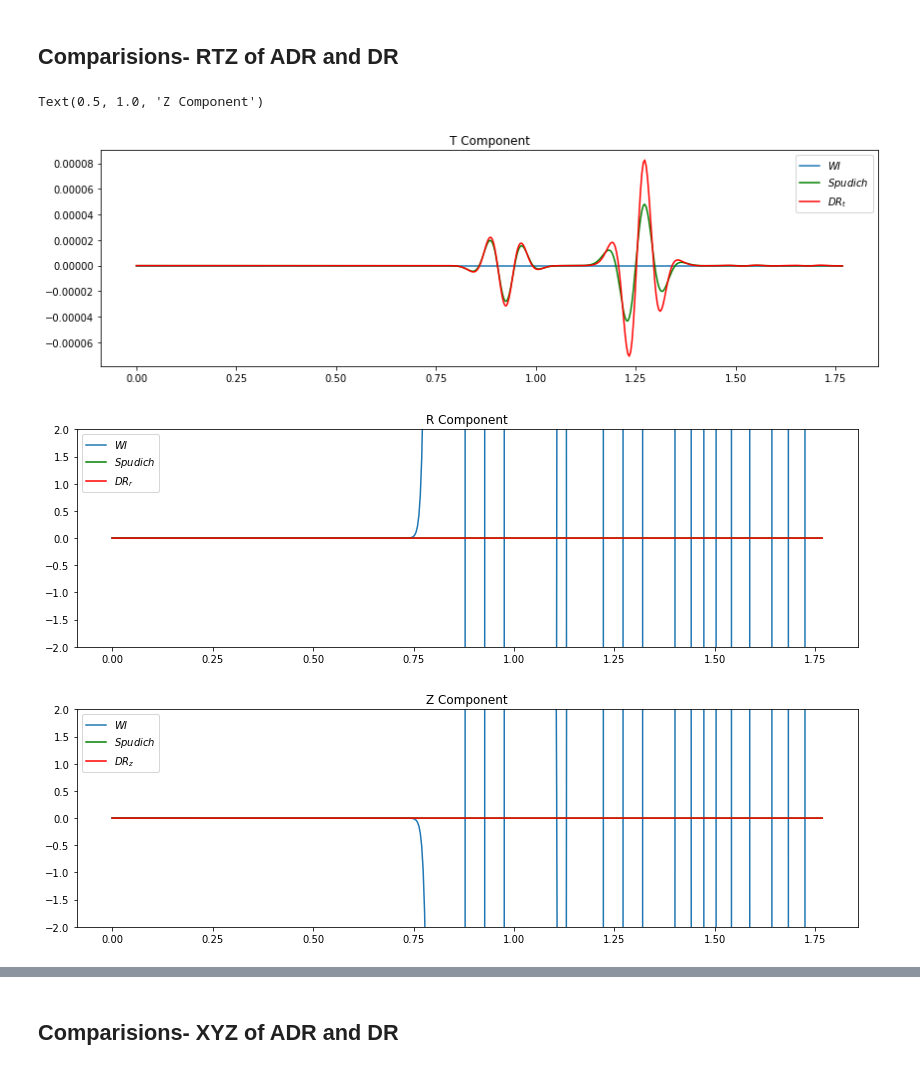
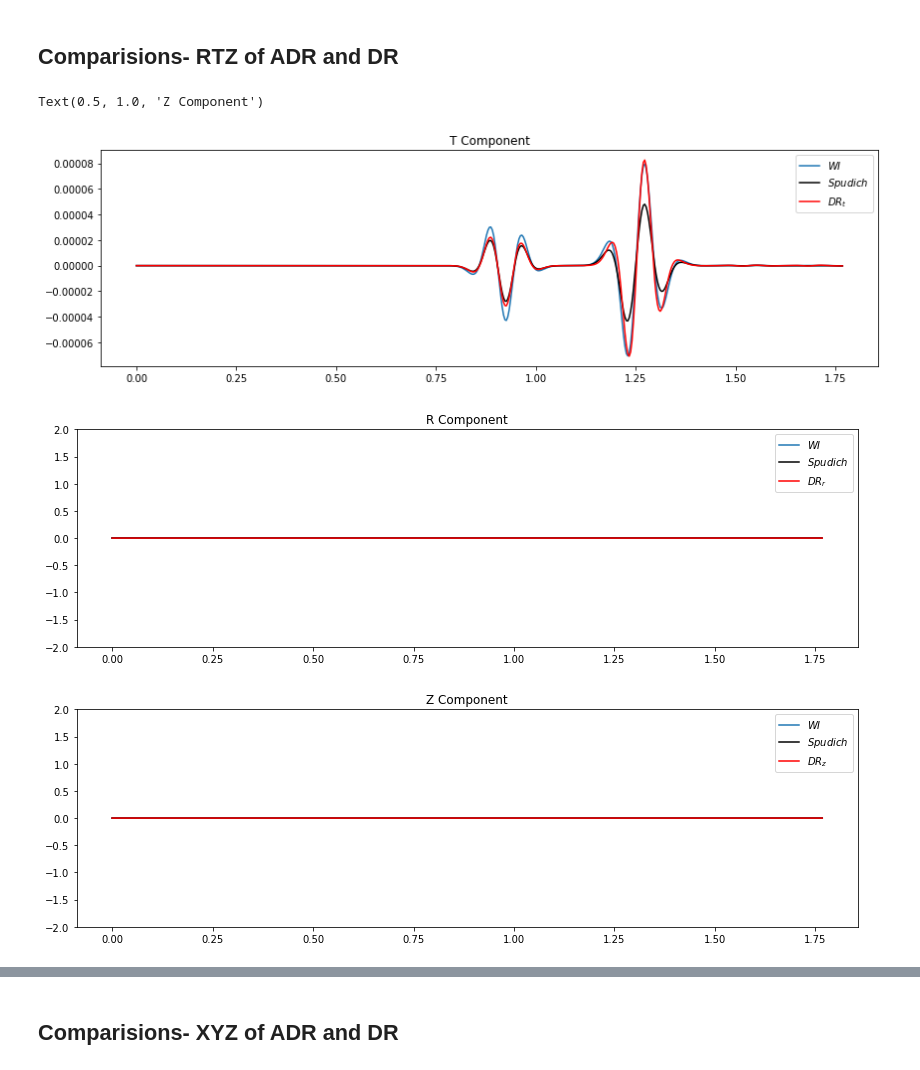
Before and after one commit to Anokhi1994/6C-Seismic-Observations, a Jupyter notebook: 6June.ipynb, the cells around one changed output, grey strips where cells are left out. Cells and saved outputs as stored; diff of their text form; code cells hidden in the pictures.

```diff
--- a/6June.ipynb
+++ b/6June.ipynb
@@ -568,9 +570,9 @@ def WeightedInversion(truncation_error, W, subarray, ts1, ts2, ts3, vp, vs, arra
     # fill up A
     for i in range(_n):
         ss = subarraycoords[(i + 1), :] - subarraycoords[0, :]
-        print(ss)
-        ss = truncation_error[i] * ss
-        print(ss)
+        #print(ss)
+        #ss = truncation_error[i] * ss
+
         a[(3 * i):(3 * i + 3), :] = np.c_[
            np.r_[ss, z3t], np.r_[z3t, ss],
             np.array([-eta * ss[2],
@@ -580,6 +582,9 @@ def WeightedInversion(truncation_error, W, subarray, ts1, ts2, ts3, vp, vs, arra
     # define data covariance matrix cd.
     # step 1 - define data differencing matrix D
     # dimension of D is (3*N) * (3*Nplus1)
+    print(a)
+    a = np.dot(W,a)
+    print(a)
     i3 = np.eye(3)
     ii = np.eye(3 * _n)
     Dmat = -i3
@@ -644,9 +649,9 @@ def WeightedInversion(truncation_error, W, subarray, ts1, ts2, ts3, vp, vs, arra
             udif[1, i] = ts2[itime, subarray[i + 1]] - ts2[itime, subarray[0]]      #need this line
             udif[2, i] = ts3[itime, subarray[i + 1]] - ts3[itime, subarray[0]]      #need this line
             sumlen = sumlen + np.sqrt(np.sum(udif[:, i].T ** 2))                    #need this line
-            udif[0,i] = udif[0,i]*truncation_error[i];       #need this line
-            udif[1,i] = udif[0,i]*truncation_error[i];          #need this line
-            udif[2,i] = udif[0,i]*truncation_error[i];        #need this line
+            #udif[0,i] = udif[0,i]*truncation_error[i];       #need this line
+            #udif[1,i] = udif[0,i]*truncation_error[i];          #need this line
+            #udif[2,i] = udif[0,i]*truncation_error[i];        #need this line
 
 
         data = udif.T.reshape(udif.size)
@@ -846,37 +852,37 @@ plt.legend()
 # %%
 fig = plt.figure(figsize=(14,4))
 fig.add_subplot()
 plt.plot(seisrotvWI[0].times(), Transformed_Components_WI_Rotation[0,:], label='$WI$')
-plt.plot(seisrotvSpud[0].times(), Transformed_Components_Spud_Rotation[0,:], color='g', label='$Spudich$')
+plt.plot(seisrotvSpud[0].times(), Transformed_Components_Spud_Rotation[0,:], color='k', label='$Spudich$')
 plt.plot(st5_curlx[0].times(), (Transformed_Components_Rotation[0,:])/2, color='r',label='$DR_{t}$')
 #plt.ylim([-0.5, 0.5])
 plt.legend()
 plt.title("T Component")
 
 
 fig = plt.figure(figsize=(14,4))
 fig.add_subplot()
 plt.plot(seisrotvWI[1].times(), Transformed_Components_WI_Rotation[1,:], label='$WI$')
-plt.plot(seisrotvSpud[1].times(), Transformed_Components_Spud_Rotation[1,:], color='g', label='$Spudich$')
+plt.plot(seisrotvSpud[1].times(), Transformed_Components_Spud_Rotation[1,:], color='k', label='$Spudich$')
 plt.plot(st5_curly[0].times(), (Transformed_Components_Rotation[1,:])/2, color='r',label='$DR_{r}$')
 plt.ylim([-2,2])
 plt.legend()
 plt.title("R Component")
 
 
 fig = plt.figure(figsize=(14,4))
 fig.add_subplot()
 plt.plot(seisrotvWI[2].times(), Transformed_Components_WI_Rotation[2,:], label='$WI$')
-plt.plot(seisrotvSpud[2].times(), Transformed_Components_Spud_Rotation[2,:],color='g',  label='$Spudich$')
+plt.plot(seisrotvSpud[2].times(), Transformed_Components_Spud_Rotation[2,:],color='k',  label='$Spudich$')
 plt.plot(st5_curlz[0].times(), Transformed_Components_Rotation[2,:]/2,color='r',label='$DR_{z}$')
 plt.ylim([-2,2])
 plt.legend()
 plt.title("Z Component")
 # %% [output]
 Text(0.5, 1.0, 'Z Component')
-[figure, old version]
+[figure, new version]
-[figure, old version]
+[figure, new version]
-[figure, old version]
+[figure, new version]
 # %%
 from __future__ import print_function
 from obspy.signal.cross_correlation import xcorr
```
Also changed, not shown: parts of 18 cells of this notebook.
